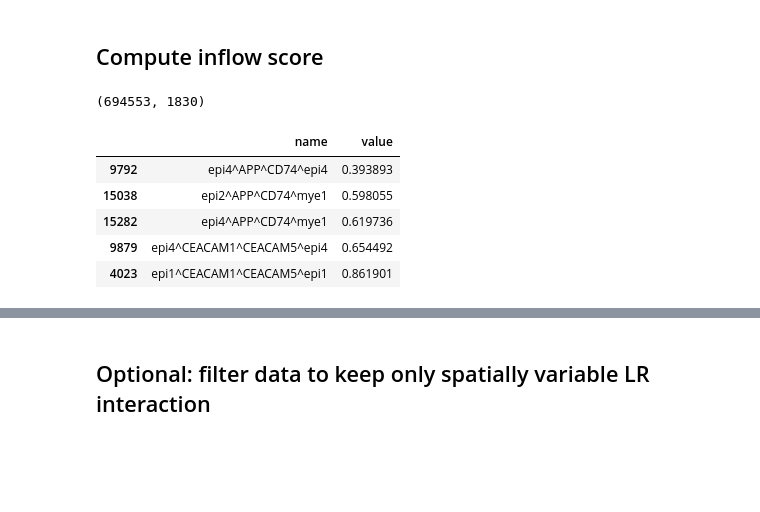
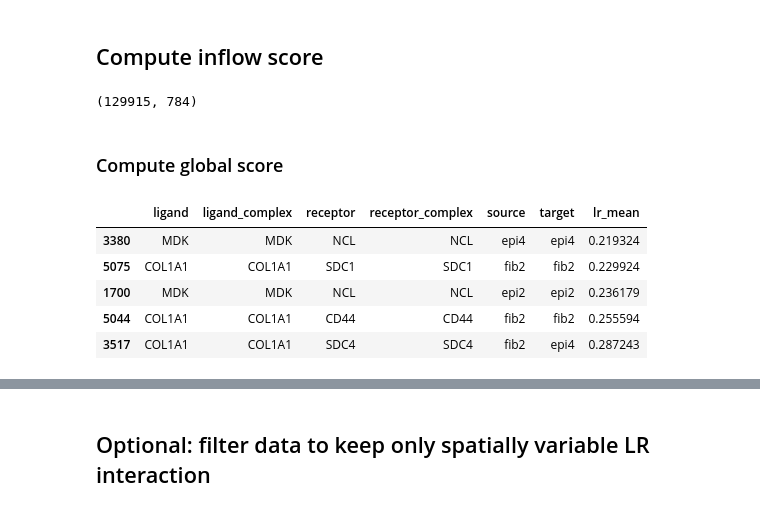
Before and after one commit to AtheerAS/liana-py, a Jupyter notebook: docs/source/notebooks/inflow_score_tutorial.ipynb, the cells around one changed output, grey strips where cells are left out. Drawn from its saved outputs; the diff is of its cells as text; code cells hidden in the pictures; blank space fills up the shorter version.

```diff
--- a/docs/source/notebooks/inflow_score_tutorial.ipynb
+++ b/docs/source/notebooks/inflow_score_tutorial.ipynb
@@ -141,21 +155,13 @@ adata_filtered = adata[:, adata.var_names.isin(genes_to_keep)].copy()
 # %% [markdown]
 ## Compute inflow score
 # %%
-global_res, lrdata = inflow(adata,
+lrdata = li.mt.inflow(adata,
                                   groupby='ist', # cell type columns
                                   resource_name='cellchatdb',
                                   use_raw=False)
 
 lrdata.shape
 # %% [output]
-(694553, 1830)
+(129915, 784)
-# %%
-# Summed by the cell types (this is tetravariate essentially)
-global_res.sort_values('value').tail() # NOTE: should correspond to the most commonly expressed (by cell type)
-# %% [output]
-|  | name | value |
-| 9792 | epi4^APP^CD74^epi4 | 0.393893 |
-| 15038 | epi2^APP^CD74^mye1 | 0.598055 |
-| 15282 | epi4^APP^CD74^mye1 | 0.619736 |
-| 9879 | epi4^CEACAM1^CEACAM5^epi4 | 0.654492 |
-| 4023 | epi1^CEACAM1^CEACAM5^epi1 | 0.861901 |
+# %% [markdown]
+### Compute global score
@@ -161,0 +170,9 @@ global_res.sort_values('value').tail() # NOTE: should correspond to the most com
+# %%
+lrdata.uns["global_score"].sort_values('lr_mean').tail()
+# %% [output]
+|  | ligand | ligand_complex | receptor | receptor_complex | source | target | lr_mean |
+| 3380 | MDK | MDK | NCL | NCL | epi4 | epi4 | 0.219324 |
+| 5075 | COL1A1 | COL1A1 | SDC1 | SDC1 | fib2 | fib2 | 0.229924 |
+| 1700 | MDK | MDK | NCL | NCL | epi2 | epi2 | 0.236179 |
+| 5044 | COL1A1 | COL1A1 | CD44 | CD44 | fib2 | fib2 | 0.255594 |
+| 3517 | COL1A1 | COL1A1 | SDC4 | SDC4 | fib2 | epi4 | 0.287243 |
```
Also changed, not shown: parts of 25 cells of this notebook, 4 other files.
